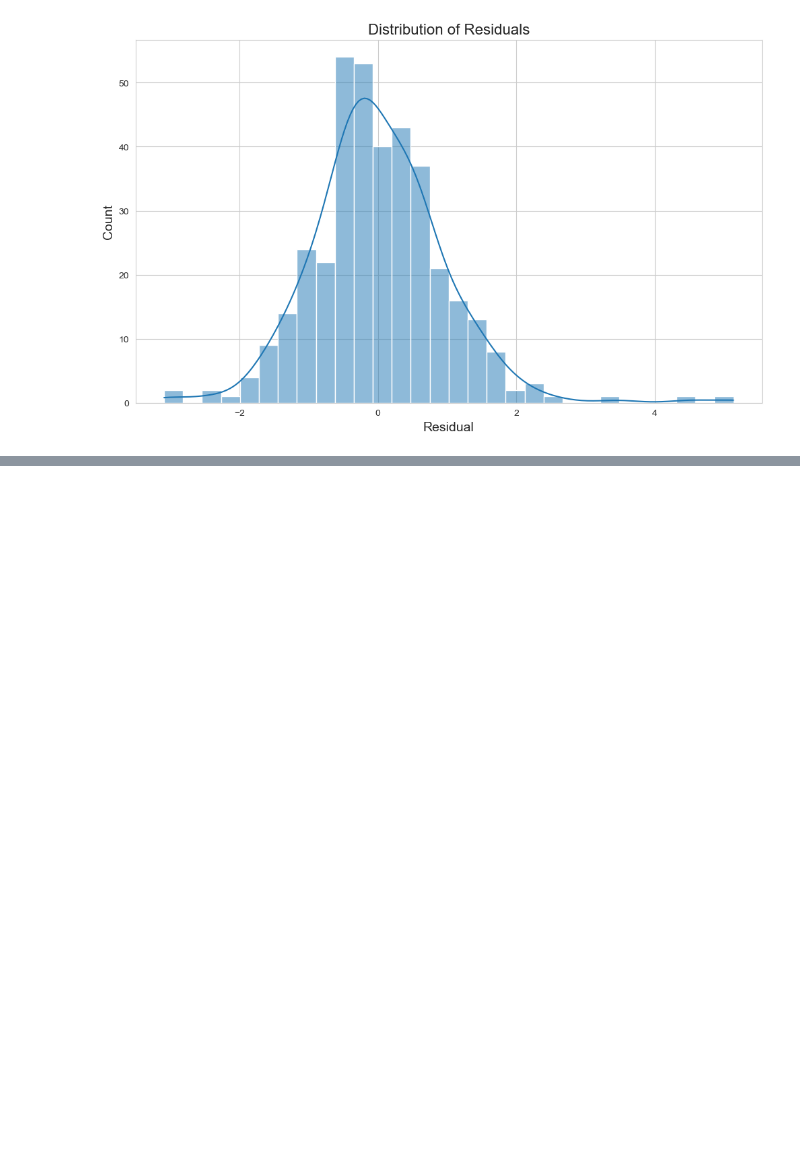
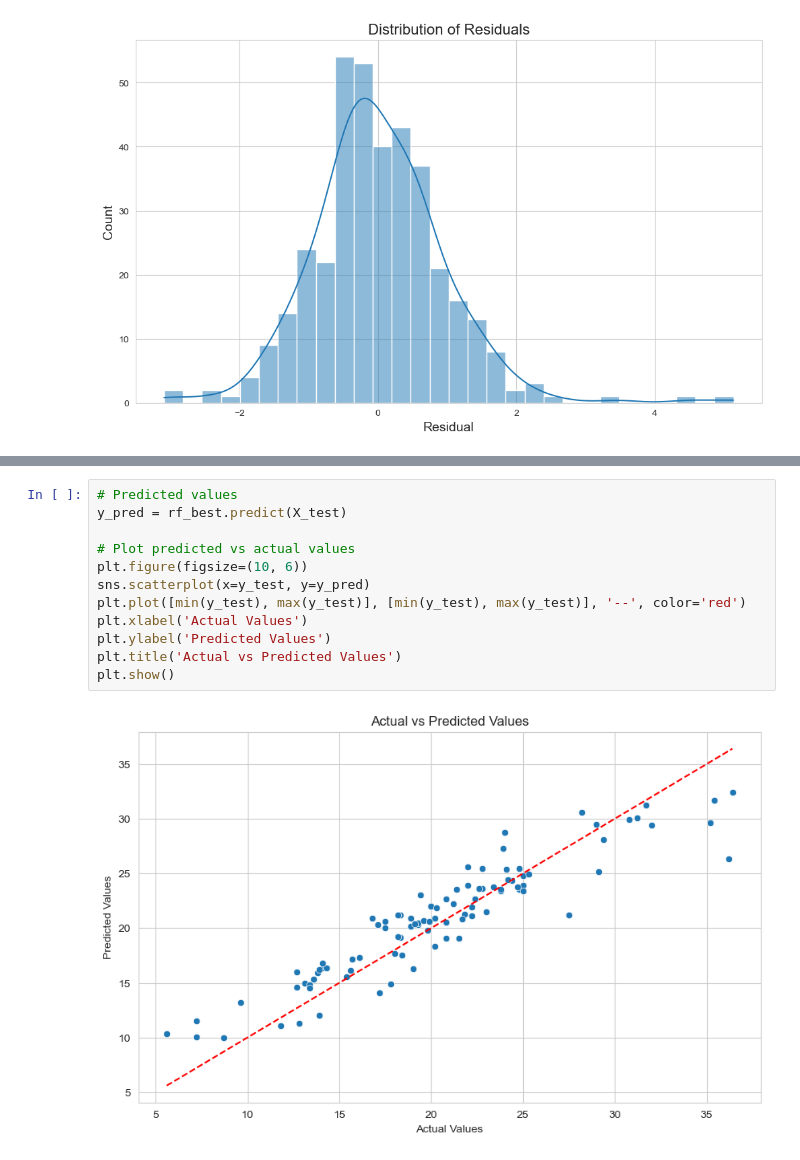
Before and after one commit to MilosPopov007/BostonHousingAnalysis, a Jupyter notebook: notebooks/BostonHousingAnalysis.ipynb, the cells around one changed output, grey strips where cells are left out. Saved outputs shown, nothing was run; the diff lists cells and outputs as text; blank space fills up the shorter version.

```diff
--- a/notebooks/BostonHousingAnalysis.ipynb
+++ b/notebooks/BostonHousingAnalysis.ipynb
@@ -419,0 +464,14 @@ largest_underestimations[['True Values', 'Predicted Values', 'Residuals']]
+# %%
+# Predicted values
+y_pred = rf_best.predict(X_test)
+
+# Plot predicted vs actual values
+plt.figure(figsize=(10, 6))
+sns.scatterplot(x=y_test, y=y_pred)
+plt.plot([min(y_test), max(y_test)], [min(y_test), max(y_test)], '--', color='red')
+plt.xlabel('Actual Values')
+plt.ylabel('Predicted Values')
+plt.title('Actual vs Predicted Values')
+plt.show()
+# %% [output]
+[figure, added]
```
Also changed, not shown: parts of 11 cells of this notebook.
